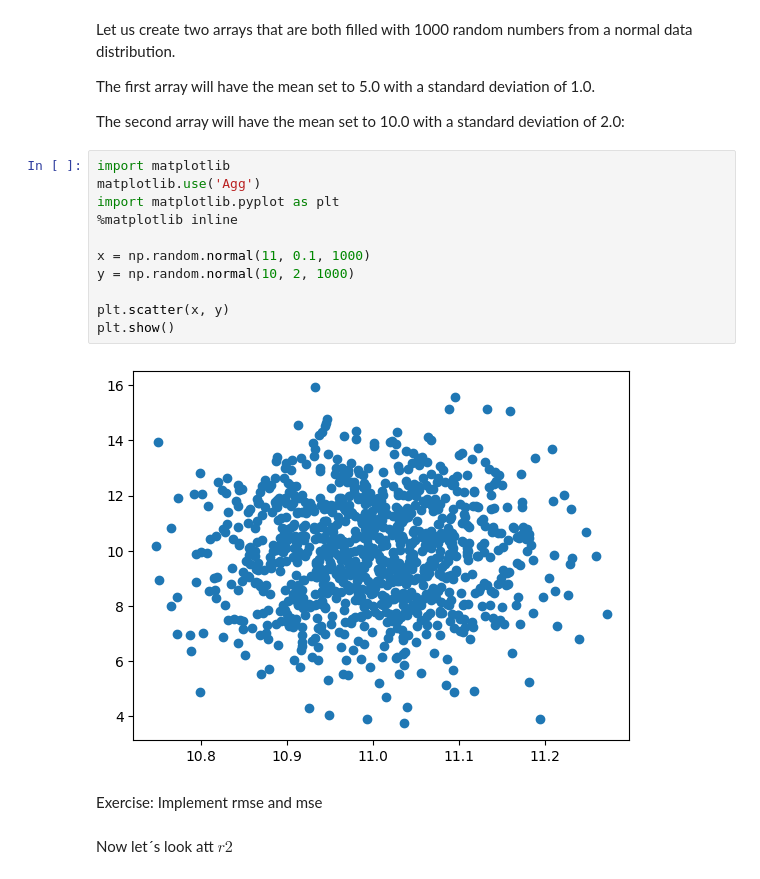
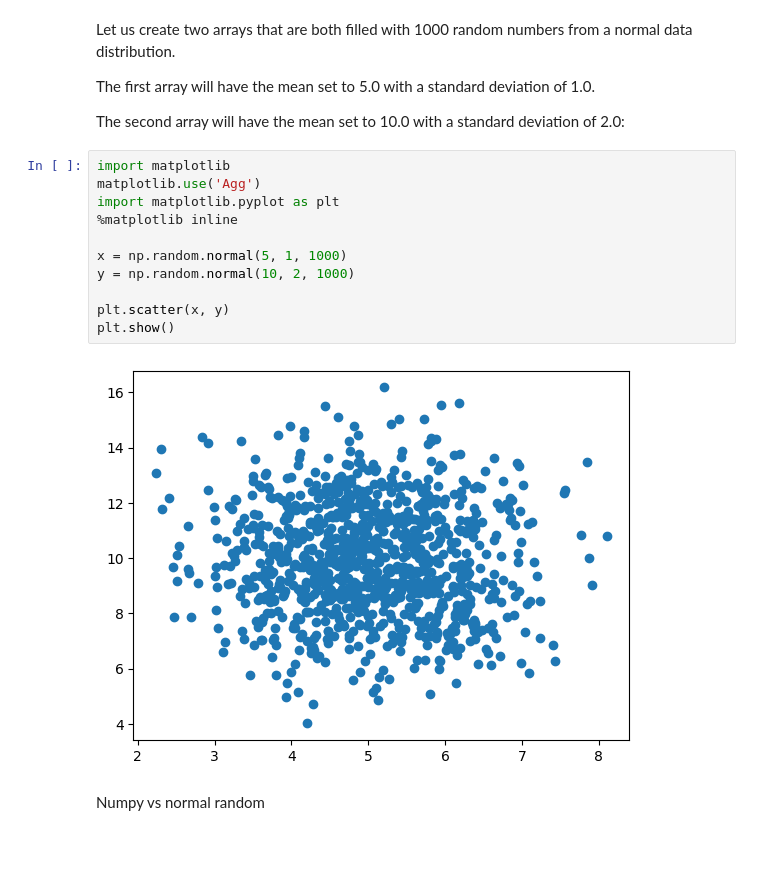
Before and after one commit to Slothay/MachineLearning, a Jupyter notebook: Day3/mathML.ipynb, the cells around one changed output. Drawn from its saved outputs; the diff is of its cells as text; blank space fills up the shorter version.

```diff
--- a/Day3/mathML.ipynb
+++ b/Day3/mathML.ipynb
@@ -70,17 +81,15 @@ The second array will have the mean set to 10.0 with a standard deviation of 2.0
 # %%
 import matplotlib
 matplotlib.use('Agg')
 import matplotlib.pyplot as plt
 %matplotlib inline
 
-x = np.random.normal(11, 0.1, 1000)
+x = np.random.normal(5, 1, 1000)
 y = np.random.normal(10, 2, 1000)
 
 plt.scatter(x, y)
 plt.show()
 # %% [output]
-[figure, old version]
+[figure, new version]
-# %% [markdown]
-Exercise: Implement rmse and mse
-# %% [markdown]
-Now let´s look att $r2$
+# %% [markdown]
+Numpy vs normal random
```
Also changed, not shown: parts of 3 cells of this notebook, 2 other files.
